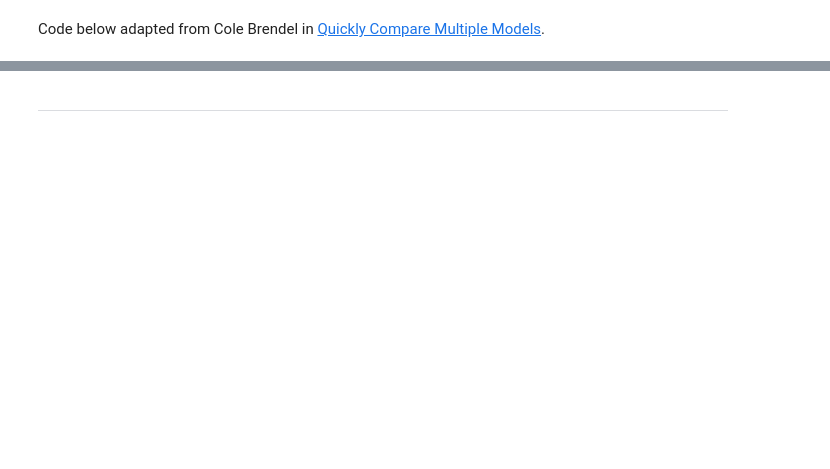
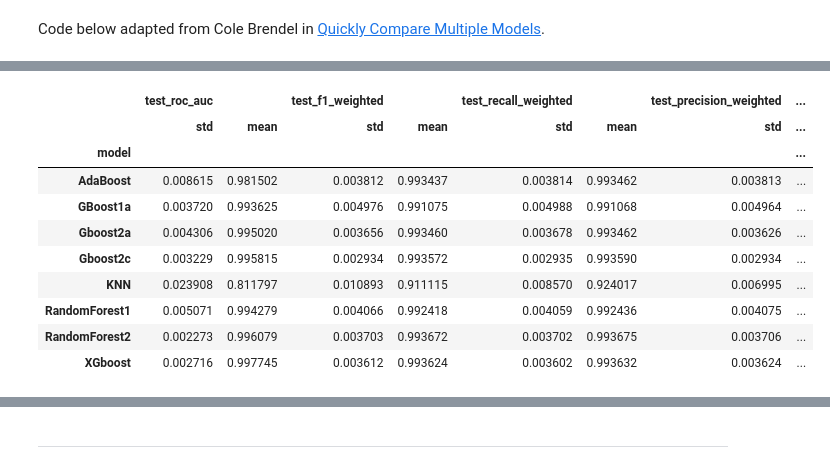
Before and after one commit to BigBangData/NaturalLanguageProcessing, a Jupyter notebook: SMS_SpamClassifier/31_EvaluateModels_4.ipynb, the cells around one changed output, grey strips where cells are left out. Saved outputs shown, nothing was run; the diff lists cells and outputs as text; code cells hidden in the pictures; blank space fills up the shorter version.

```diff
--- a/SMS_SpamClassifier/31_EvaluateModels_4.ipynb
+++ b/SMS_SpamClassifier/31_EvaluateModels_4.ipynb
@@ -222,18 +205,22 @@ As expected, KNN is lightning fast, and XGBoost is the slowest, but not too much
 # %%
-#bootstraps = []
-#for model in list(set(final.model.values)):
-#    model_df = final.loc[final.model == model]
-#    bootstrap = model_df.sample(n=30, replace=True)
-#    bootstraps.append(bootstrap)
-#
-#bootstrap_df = pd.concat(bootstraps, ignore_index=True)
-#results_long = pd.melt(bootstrap_df,id_vars=['model'],var_name='metrics', value_name='values')
-#time_metrics = ['fit_time','score_time'] # fit time metrics
-#
-### PERFORMANCE METRICS
-#results_long_nofit = results_long.loc[~results_long['metrics'].isin(time_metrics)] # get df without fit times
-#results_long_nofit = results_long_nofit.sort_values(by='values')
-#
-### TIME METRICS
-#results_long_fit = results_long.loc[results_long['metrics'].isin(time_metrics)] # df with fit times
-#results_long_fit = results_long_fit.sort_values(by='values')
+bootstraps = []
+for model in list(set(df_splits.model.values)):
+    model_df = df_splits.loc[df_splits.model == model]
+    bootstrap = model_df.sample(n=30, replace=True)
+    bootstraps.append(bootstrap)
+
+bootstrap_df = pd.concat(bootstraps, ignore_index=True)
+tall_df = pd.melt(bootstrap_df,
+                  id_vars=['model'],
+                  var_name='metrics',
+                  value_name='values')
+
+time_metrics = ['fit_time','score_time'] # fit time metrics
+
+# scoring data
+scores_df = tall_df.loc[~tall_df['metrics'].isin(time_metrics)]
+scores_df = scores_df.sort_values(by='values')
+
+# times data
+times_df = tall_df.loc[tall_df['metrics'].isin(time_metrics)]
+times_df = times_df.sort_values(by='values')
@@ -248,0 +279,15 @@ As expected, KNN is lightning fast, and XGBoost is the slowest, but not too much
+# %%
+metrics = list(set(scores_df.metrics.values))
+bootstrap_df.groupby(['model'])[metrics].agg([np.std, np.mean])
+# %% [output]
+|  | test_roc_auc |  | test_f1_weighted |  | test_recall_weighted |  | test_precision_weighted | ... |
+|  | std | mean | std | mean | std | mean | std | ... |
+| model |  |  |  |  |  |  |  | ... |
+| AdaBoost | 0.008615 | 0.981502 | 0.003812 | 0.993437 | 0.003814 | 0.993462 | 0.003813 | ... |
+| GBoost1a | 0.003720 | 0.993625 | 0.004976 | 0.991075 | 0.004988 | 0.991068 | 0.004964 | ... |
+| Gboost2a | 0.004306 | 0.995020 | 0.003656 | 0.993460 | 0.003678 | 0.993462 | 0.003626 | ... |
+| Gboost2c | 0.003229 | 0.995815 | 0.002934 | 0.993572 | 0.002935 | 0.993590 | 0.002934 | ... |
+| KNN | 0.023908 | 0.811797 | 0.010893 | 0.911115 | 0.008570 | 0.924017 | 0.006995 | ... |
+| RandomForest1 | 0.005071 | 0.994279 | 0.004066 | 0.992418 | 0.004059 | 0.992436 | 0.004075 | ... |
+| RandomForest2 | 0.002273 | 0.996079 | 0.003703 | 0.993672 | 0.003702 | 0.993675 | 0.003706 | ... |
+| XGboost | 0.002716 | 0.997745 | 0.003612 | 0.993624 | 0.003602 | 0.993632 | 0.003624 | ... |
```
Also changed, not shown: parts of 18 cells of this notebook, 1 other file.
